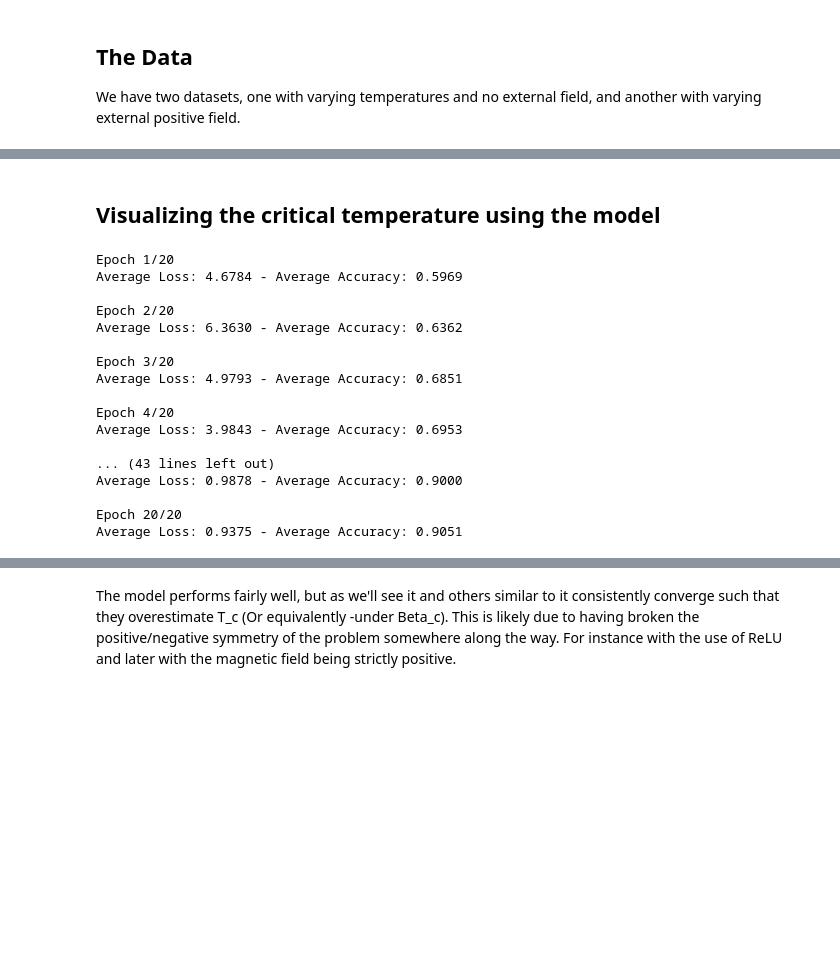
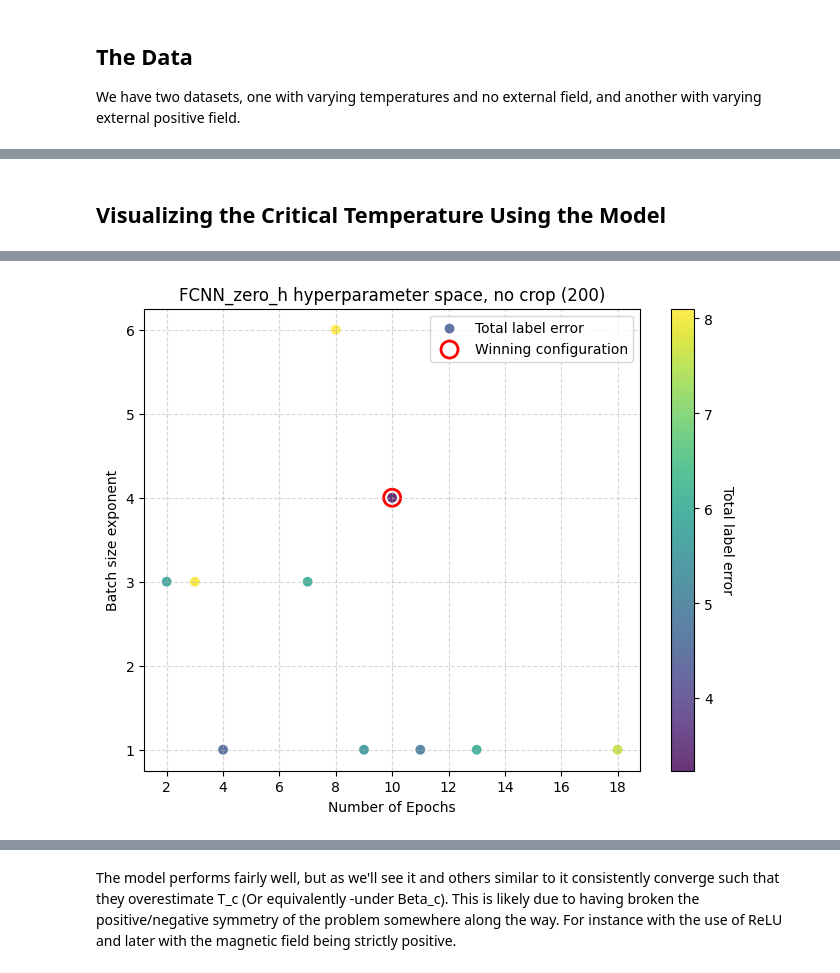
Before and after one commit to ZalanBoss/Ising-BME, a Jupyter notebook: Ising FCN.ipynb, the cells around one changed output, grey strips where cells are left out. Drawn from its saved outputs; the diff is of its cells as text; code cells hidden in the pictures; blank space fills up the shorter version.

```diff
--- a/Ising FCN.ipynb
+++ b/Ising FCN.ipynb
@@ -159,24 +209,58 @@ def train_by_batch(model, list_train, phases_train, flatten, BATCH_SIZE, EPOCHS)
 # %% [markdown]
-Visualizing the critical temperature using the model
+Visualizing the Critical Temperature Using the Model
 ---
 # %%
-#Now for the training
-train_by_batch(FCNN_zero_h, list_train, phases_train, flatten=1, BATCH_SIZE=64, EPOCHS=20)
+#This function takes uniformly distributed points from the hyperparameter plane passed and returns the best model found
+def hyper_parameter_search(model, list_train, list_eval, list_test, phases_train, phases_eval, CROP, BS_exponent_interval, E_interval, iter, title, flatten):
+    eval_matrices = np.array([matrix_from_file(file_path) for file_path in list_eval])
+    cropped_eval_matrices = np.array([random_crop(eval_matrix[:], CROP) for eval_matrix in eval_matrices])
+
+    zero_weights = model.get_weights()
+    best_weights = model.get_weights()
+    errors = []
+    BS_exponents = []
+    Ecs = []
+    winning_index = 0
+    for i in range(iter):
+        BS_exponents.append(np.random.randint(BS_exponent_interval[0], BS_exponent_interval[1]))
+        Ecs.append(np.random.randint(E_interval[0], E_interval[1]))
+
+        model.set_weights(zero_weights)
+
+        train_by_batch_crop(model, list_train, phases_train, flatten=flatten, BATCH_SIZE=2**BS_exponents[i], EPOCHS=Ecs[i], CROP=CROP)
+        if flatten == 1:
+            predictions = model.predict(cropped_eval_matrices.reshape(len(list_eval), -1))
+        else:
+            predictions = model.predict(cropped_eval_matrices[..., np.newaxis])
+        error_temporary = np.sum(np.abs(predictions.ravel() - phases_eval))
+
+        errors.append(error_temporary)
+
+        if error_temporary < errors[winning_index] or i == 0:
+            best_weights = model.get_weights()
+            winning_index = i
+
+        #print(f"Iteration {(i+1)}/{iter} done. BS = {2**BS_exponents[i]} and Ec = {Ecs[i]} resulted in error = {errors[i]:.2E}")
+
+    errors = np.array(errors)
+    BS_exponents = np.array(BS_exponents)
+    Ecs = np.array(Ecs)
+
+    model.set_weights(best_weights)
+    test_matrices = np.array([matrix_from_file(file_path) for file_path in list_test])
+    cropped_test_matrices = np.array([random_crop(test_matrix[:], CROP) for test_matrix in test_matrices])
+    if flatten == 1:
+        predictions = model.predict(cropped_test_matrices.reshape(len(list_test), -1))
+    else:
+        predictions = model.predict(cropped_test_matrices[..., np.newaxis])
+    #print(f"Best epoch count found:{Ecs[winning_index]}\n",
+    #      f"Best batch size found:{2**BS_exponents[winning_index]}\n",
+    #      f"Total label deviation was:{errors[winning_index]:.2E}\n")
+    plot_BS_Ec(Ecs, BS_exponents, errors, title)
+    return best_weights, predictions
-# %% [output]
-Epoch 1/20
-Average Loss: 4.6784 - Average Accuracy: 0.5969
-
-Epoch 2/20
-Average Loss: 6.3630 - Average Accuracy: 0.6362
-
-Epoch 3/20
-Average Loss: 4.9793 - Average Accuracy: 0.6851
-
-Epoch 4/20
-Average Loss: 3.9843 - Average Accuracy: 0.6953
-
-... (43 lines left out)
-Average Loss: 0.9878 - Average Accuracy: 0.9000
-
-Epoch 20/20
-Average Loss: 0.9375 - Average Accuracy: 0.9051
+# %%
+FCNN_zero_h_weights, predictions = hyper_parameter_search(FCNN_zero_h, list_train, list_eval, list_test, phases_train, phases_eval, CROP=200,
+                                                         BS_exponent_interval=[1, 7], E_interval=[1, 20], iter=10,
+                                                         title="FCNN_zero_h hyperparameter space, no crop (200)", flatten = 1)
+FCNN_zero_h.set_weights(FCNN_zero_h_weights)
+# %% [output]
@@ -183,3 +278,4 @@ Average Loss: 0.9375 - Average Accuracy: 0.9051
+[figure, added]
 # %%
 literature_beta = 0.4407
 #A steep sigmoid for fitting
```
Also changed, not shown: parts of 30 cells of this notebook.
